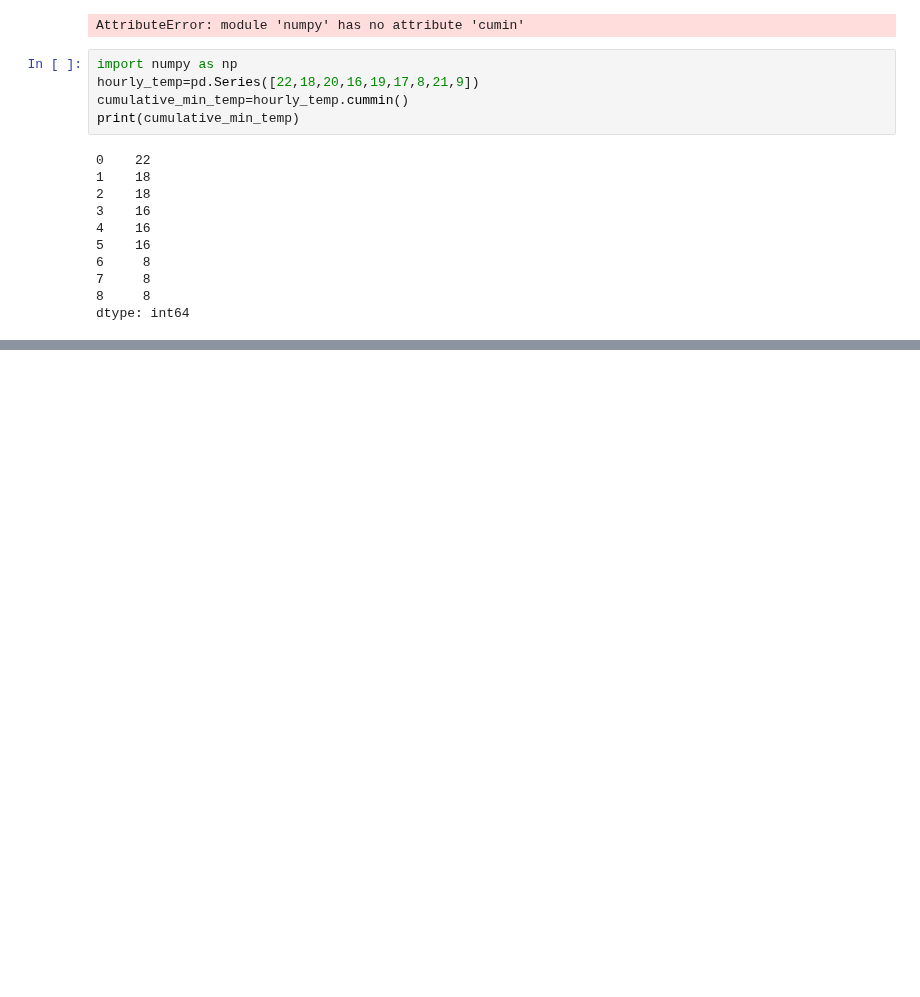
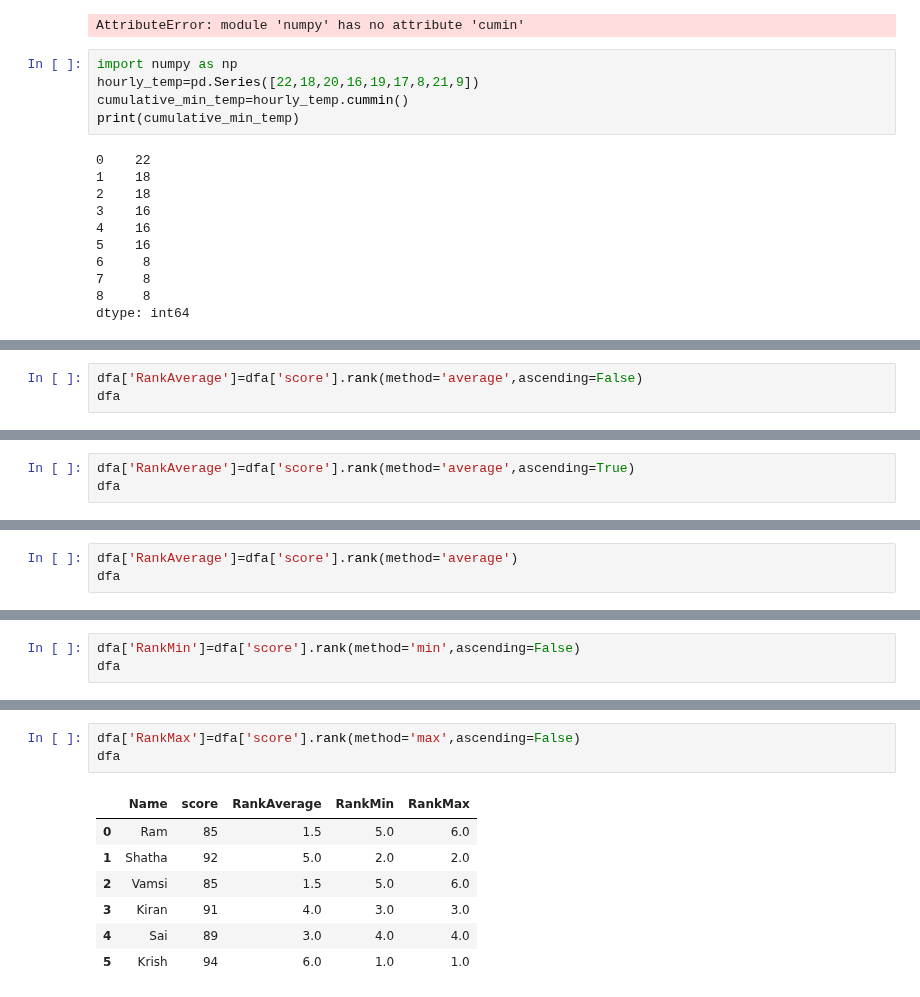
Before and after one commit to ramnagella/Demo, a Jupyter notebook: DA_Day10.ipynb, the cells around one changed output, grey strips where cells are left out. Drawn from its saved outputs; the diff is of its cells as text; blank space fills up the shorter version.

```diff
--- a/DA_Day10.ipynb
+++ b/DA_Day10.ipynb
@@ -104,0 +159,3 @@ dtype: int64
+# %%
+dfa['RankAverage']=dfa['score'].rank(method='average',ascending=False)
+dfa
@@ -104,0 +170,3 @@ dtype: int64
+# %%
+dfa['RankAverage']=dfa['score'].rank(method='average',ascending=True)
+dfa
@@ -104,0 +181,3 @@ dtype: int64
+# %%
+dfa['RankAverage']=dfa['score'].rank(method='average')
+dfa
@@ -104,0 +192,3 @@ dtype: int64
+# %%
+dfa['RankMin']=dfa['score'].rank(method='min',ascending=False)
+dfa
@@ -104,0 +203,11 @@ dtype: int64
+# %%
+dfa['RankMax']=dfa['score'].rank(method='max',ascending=False)
+dfa
+# %% [output]
+|  | Name | score | RankAverage | RankMin | RankMax |
+| 0 | Ram | 85 | 1.5 | 5.0 | 6.0 |
+| 1 | Shatha | 92 | 5.0 | 2.0 | 2.0 |
+| 2 | Vamsi | 85 | 1.5 | 5.0 | 6.0 |
+| 3 | Kiran | 91 | 4.0 | 3.0 | 3.0 |
+| 4 | Sai | 89 | 3.0 | 4.0 | 4.0 |
+| 5 | Krish | 94 | 6.0 | 1.0 | 1.0 |
```
Also changed, not shown: parts of 8 cells of this notebook.
